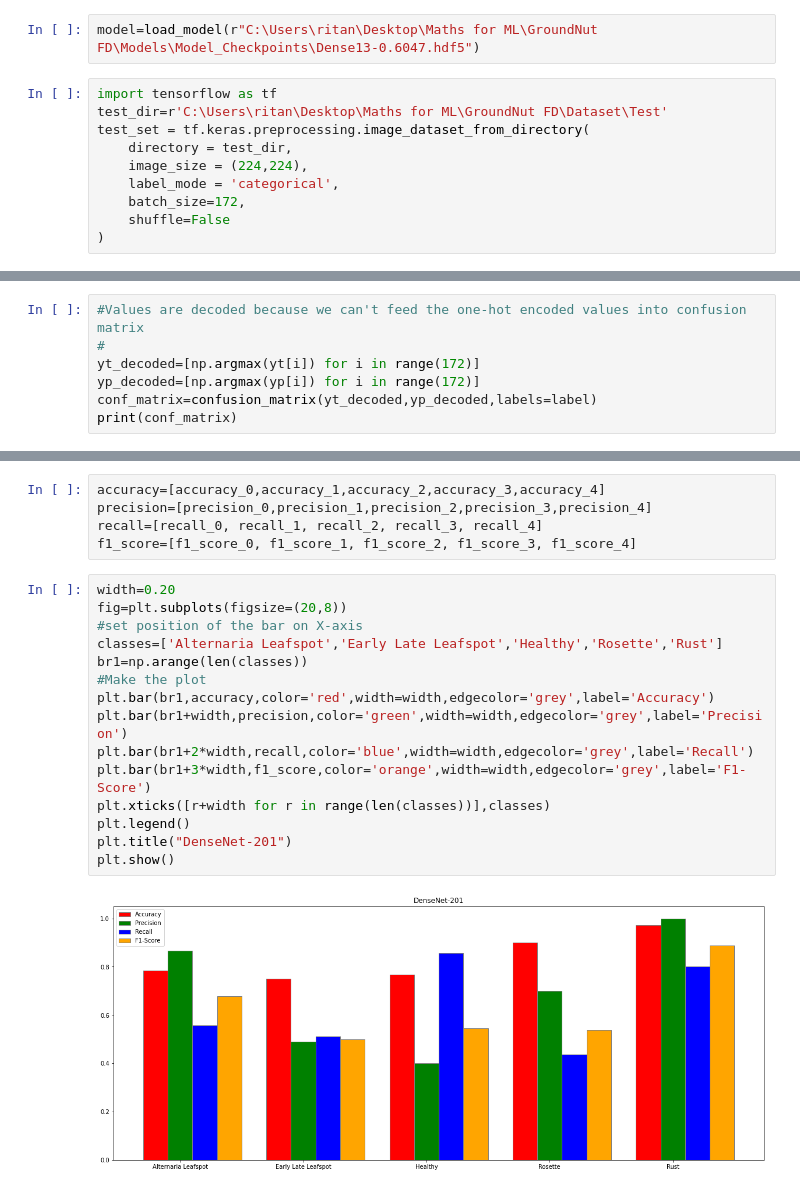
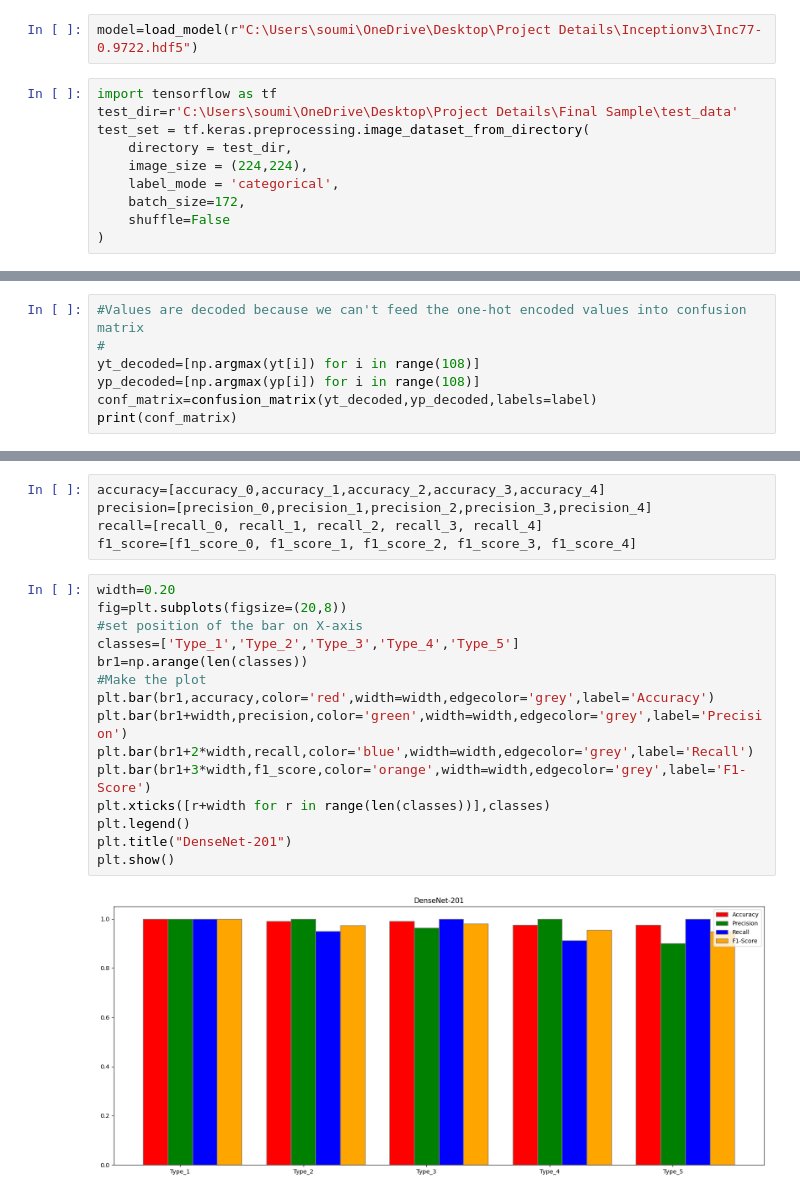
Before and after one commit to Soumik6393/Soil-Classification-Using-Deep-Learning, a Jupyter notebook: ConfMat Generator.ipynb, the cells around one changed output, grey strips where cells are left out. Drawn from its saved outputs; the diff is of its cells as text.

```diff
--- a/ConfMat Generator.ipynb
+++ b/ConfMat Generator.ipynb
@@ -8,10 +8,10 @@ for gpu in gpus:
 from tensorflow.keras.models import Model,load_model
 import numpy as np
 # %%
-model=load_model(r"C:\Users\ritan\Desktop\Maths for ML\GroundNut FD\Models\Model_Checkpoints\Dense13-0.6047.hdf5")
+model=load_model(r"C:\Users\soumi\OneDrive\Desktop\Project Details\Inceptionv3\Inc77-0.9722.hdf5")
 # %%
 import tensorflow as tf
-test_dir=r'C:\Users\ritan\Desktop\Maths for ML\GroundNut FD\Dataset\Test'
+test_dir=r'C:\Users\soumi\OneDrive\Desktop\Project Details\Final Sample\test_data'
 test_set = tf.keras.preprocessing.image_dataset_from_directory(
     directory = test_dir,
     image_size = (224,224),
@@ -58,8 +54,8 @@ label=[i for i in range(5)]
 # %%
 #Values are decoded because we can't feed the one-hot encoded values into confusion matrix
 #
-yt_decoded=[np.argmax(yt[i]) for i in range(172)]
-yp_decoded=[np.argmax(yp[i]) for i in range(172)]
+yt_decoded=[np.argmax(yt[i]) for i in range(108)]
+yp_decoded=[np.argmax(yp[i]) for i in range(108)]
 conf_matrix=confusion_matrix(yt_decoded,yp_decoded,labels=label)
 print(conf_matrix)
 # %% [output]
@@ -164,17 +160,17 @@ f1_score=[f1_score_0, f1_score_1, f1_score_2, f1_score_3, f1_score_4]
 # %%
 width=0.20
 fig=plt.subplots(figsize=(20,8))
 #set position of the bar on X-axis
-classes=['Alternaria Leafspot','Early Late Leafspot','Healthy','Rosette','Rust']
+classes=['Type_1','Type_2','Type_3','Type_4','Type_5']
 br1=np.arange(len(classes))
 #Make the plot
 plt.bar(br1,accuracy,color='red',width=width,edgecolor='grey',label='Accuracy')
 plt.bar(br1+width,precision,color='green',width=width,edgecolor='grey',label='Precision')
 plt.bar(br1+2*width,recall,color='blue',width=width,edgecolor='grey',label='Recall')
 plt.bar(br1+3*width,f1_score,color='orange',width=width,edgecolor='grey',label='F1-Score')
 plt.xticks([r+width for r in range(len(classes))],classes)
 plt.legend()
 plt.title("DenseNet-201")
 plt.show()
 # %% [output]
-[figure, old version]
+[figure, new version]
```
Also changed, not shown: parts of 7 cells of this notebook.
